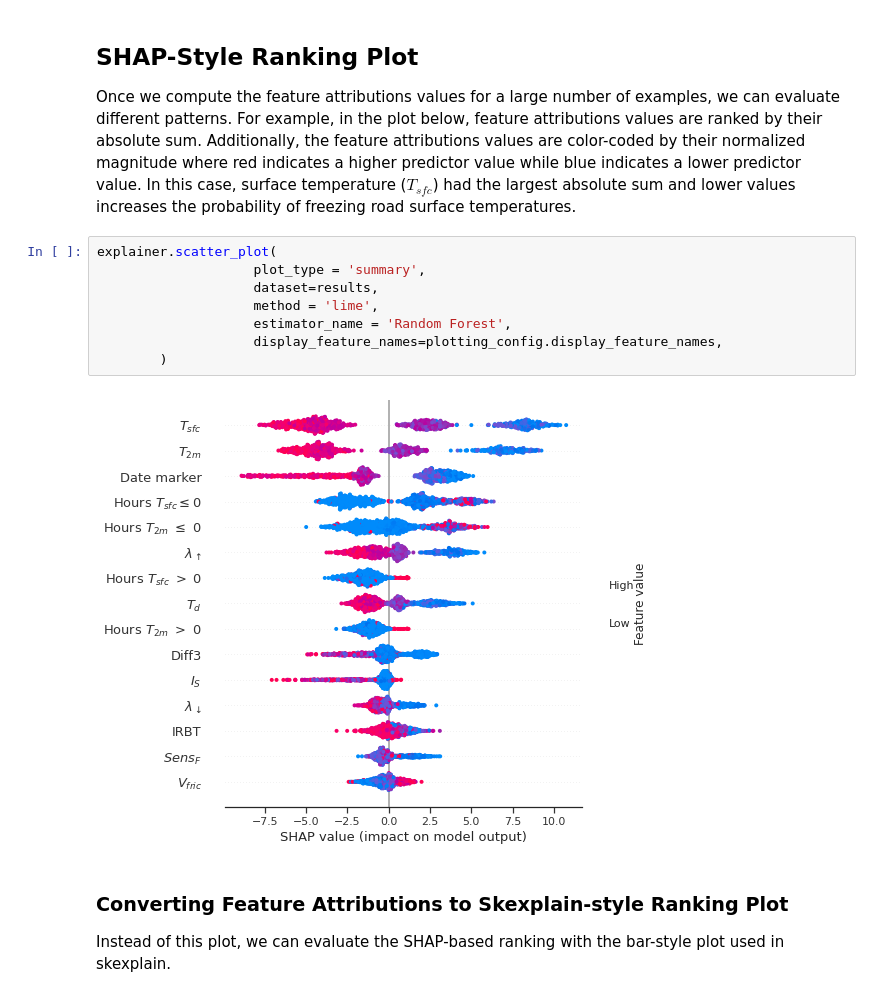
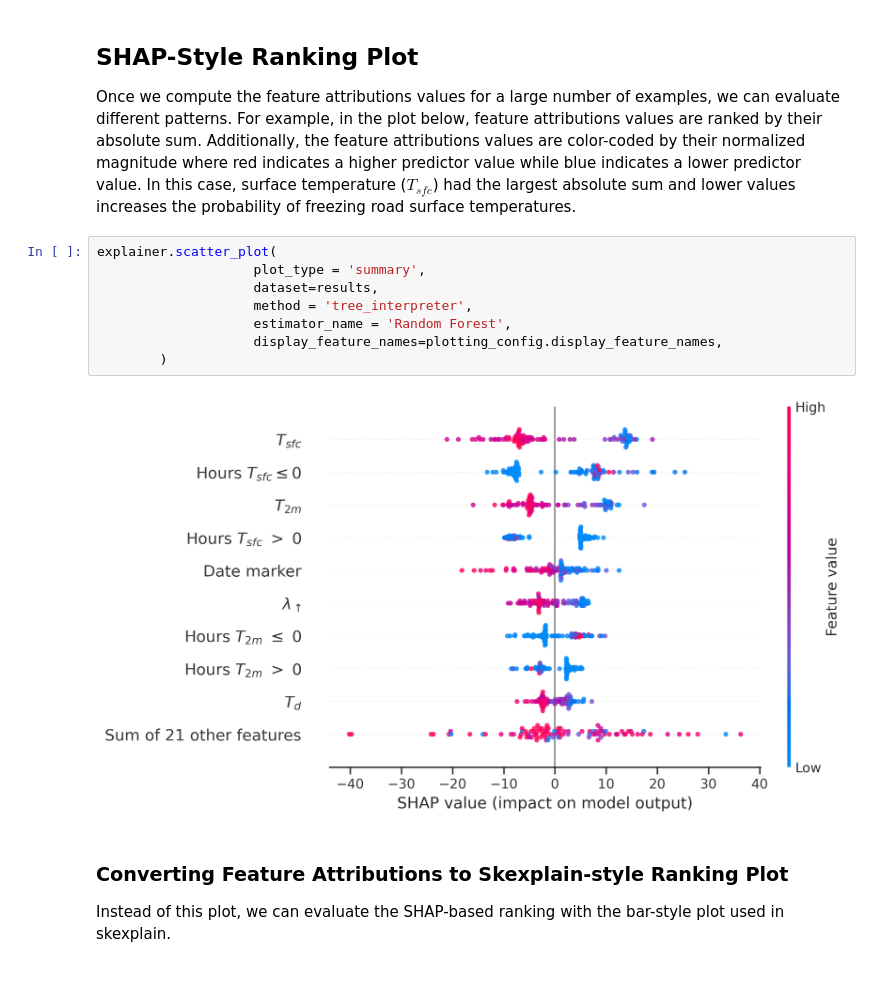
Before and after one commit to monte-flora/scikit-explain, a Jupyter notebook: tutorial_notebooks/additional_feature_attribution_plots.ipynb, the cells around one changed output. Drawn from its saved outputs; the diff is of its cells as text.

Commit message:
fixing ci issue with shap plotting

```diff
--- a/tutorial_notebooks/additional_feature_attribution_plots.ipynb
+++ b/tutorial_notebooks/additional_feature_attribution_plots.ipynb
@@ -59,13 +82,13 @@ Once we compute the feature attributions values for a large number of examples,
 # %%
 explainer.scatter_plot(
                     plot_type = 'summary',
                     dataset=results,
-                    method = 'lime',
+                    method = 'tree_interpreter',
                     estimator_name = 'Random Forest',
                     display_feature_names=plotting_config.display_feature_names,
         )
 # %% [output]
-[figure, old version]
+[figure, new version]
 # %% [markdown]
 ### Converting Feature Attributions to Skexplain-style Ranking Plot
 Instead of this plot, we can evaluate the SHAP-based ranking with the bar-style plot used in skexplain.
```
Also changed, not shown: parts of 3 cells of this notebook, 2 other files.
